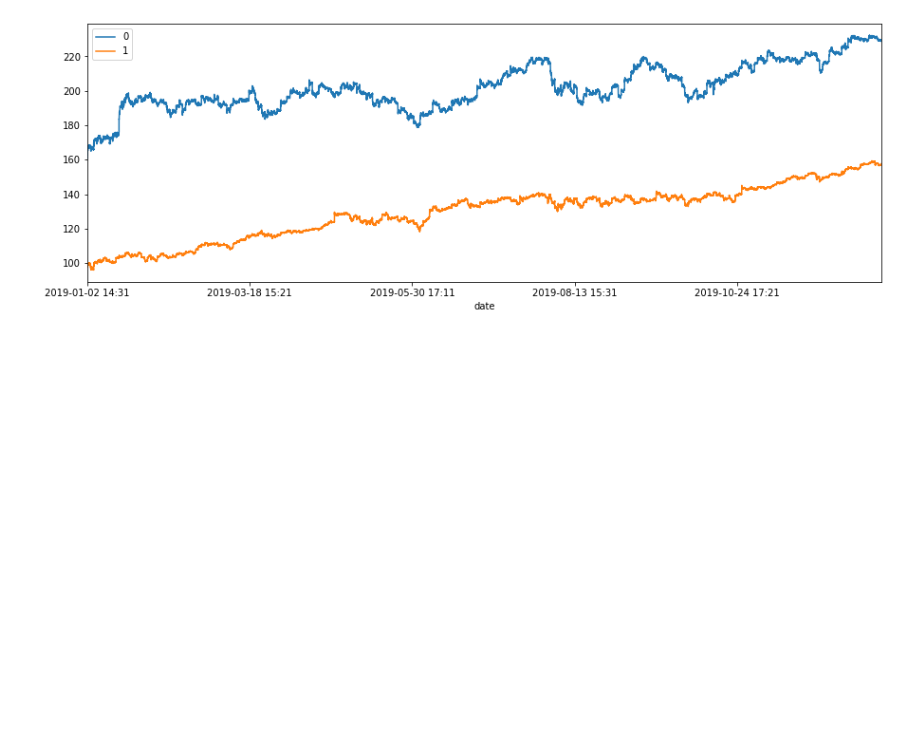
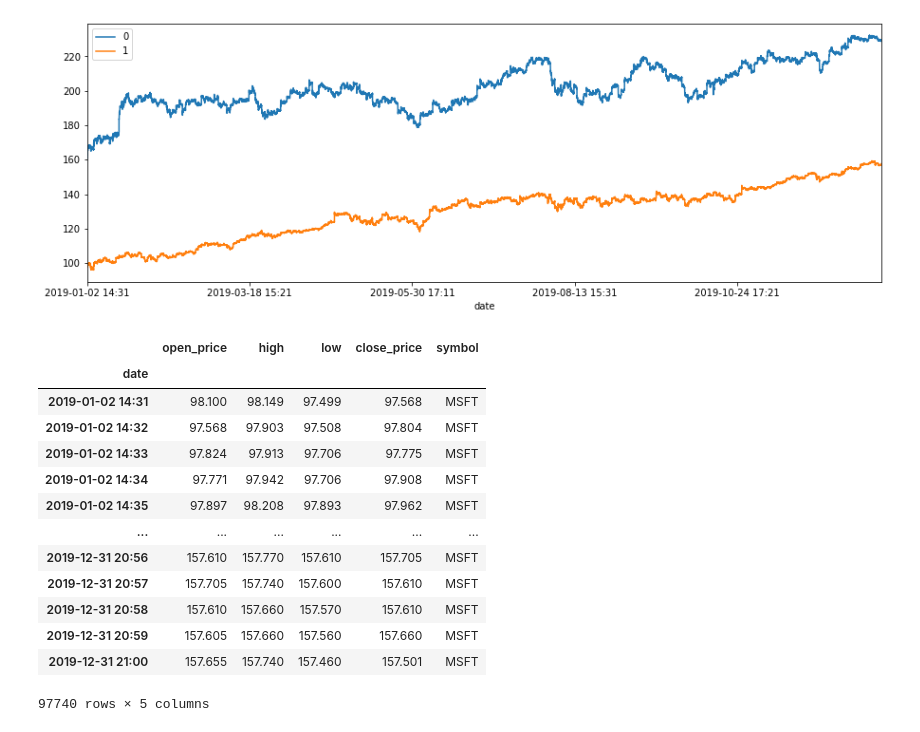
Before and after one commit to luisduque440/moneyManager, a Jupyter notebook: modeling/defining_a_target.ipynb, the cells around one changed output. Cells and saved outputs as stored; diff of their text form; code cells hidden in the pictures; blank space fills up the shorter version.

```diff
--- a/modeling/defining_a_target.ipynb
+++ b/modeling/defining_a_target.ipynb
@@ -70,4 +78,21 @@ pd.concat([S1,S2], axis=1).plot(figsize=(15,5))
 # %% [output]
 <matplotlib.axes._subplots.AxesSubplot at 0x...>
 [figure]
+# %%
+df
+# %% [output]
+|  | open_price | high | low | close_price | symbol |
+| date |  |  |  |  |  |
+| 2019-01-02 14:31 | 98.100 | 98.149 | 97.499 | 97.568 | MSFT |
+| 2019-01-02 14:32 | 97.568 | 97.903 | 97.508 | 97.804 | MSFT |
+| 2019-01-02 14:33 | 97.824 | 97.913 | 97.706 | 97.775 | MSFT |
+| 2019-01-02 14:34 | 97.771 | 97.942 | 97.706 | 97.908 | MSFT |
+| 2019-01-02 14:35 | 97.897 | 98.208 | 97.893 | 97.962 | MSFT |
+| ... | ... | ... | ... | ... | ... |
+| 2019-12-31 20:56 | 157.610 | 157.770 | 157.610 | 157.705 | MSFT |
+| 2019-12-31 20:57 | 157.705 | 157.740 | 157.600 | 157.610 | MSFT |
+| 2019-12-31 20:58 | 157.610 | 157.660 | 157.570 | 157.610 | MSFT |
+| 2019-12-31 20:59 | 157.605 | 157.660 | 157.560 | 157.660 | MSFT |
+| 2019-12-31 21:00 | 157.655 | 157.740 | 157.460 | 157.501 | MSFT |
+97740 rows × 5 columns
 # %%
```
Also changed, not shown: parts of 10 cells of this notebook, 1 other file.
